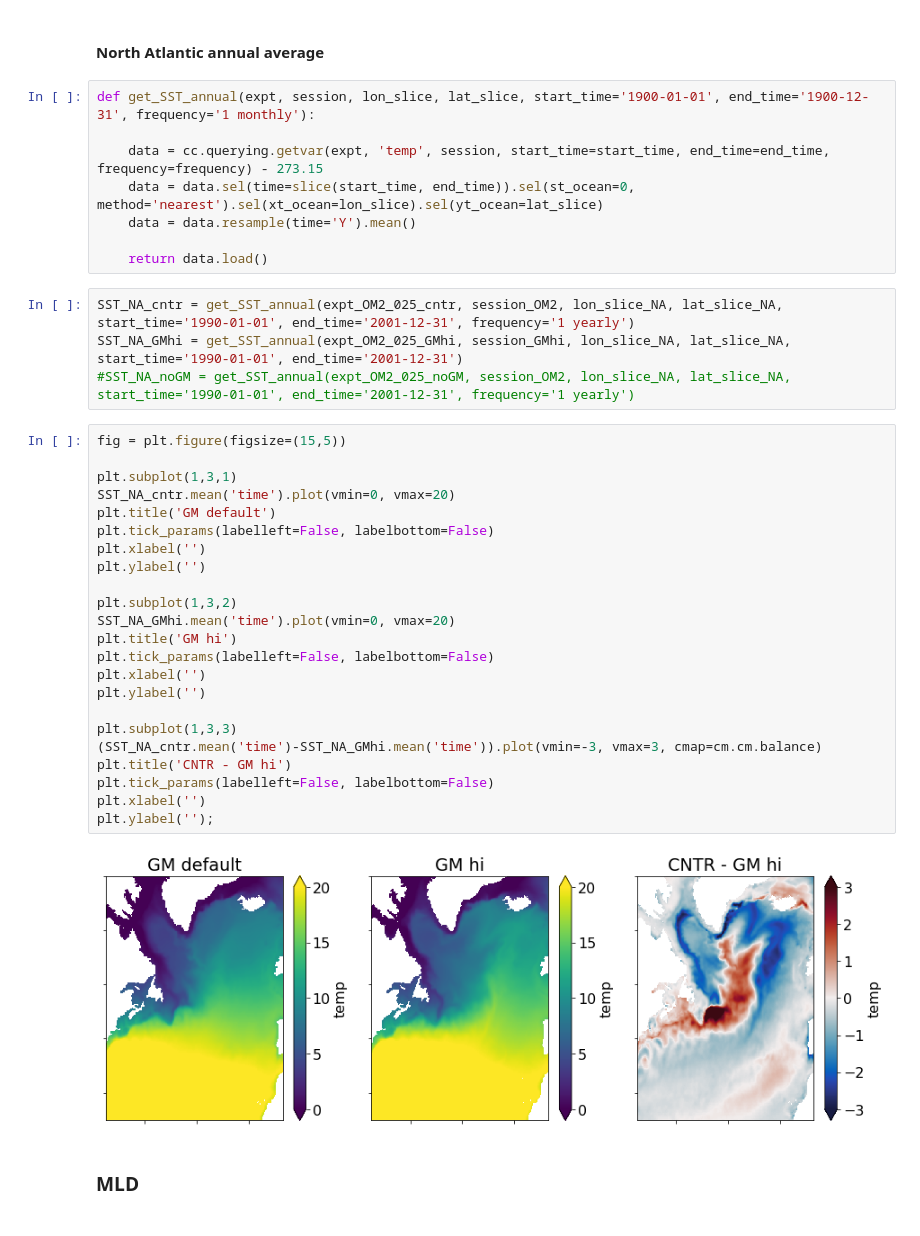
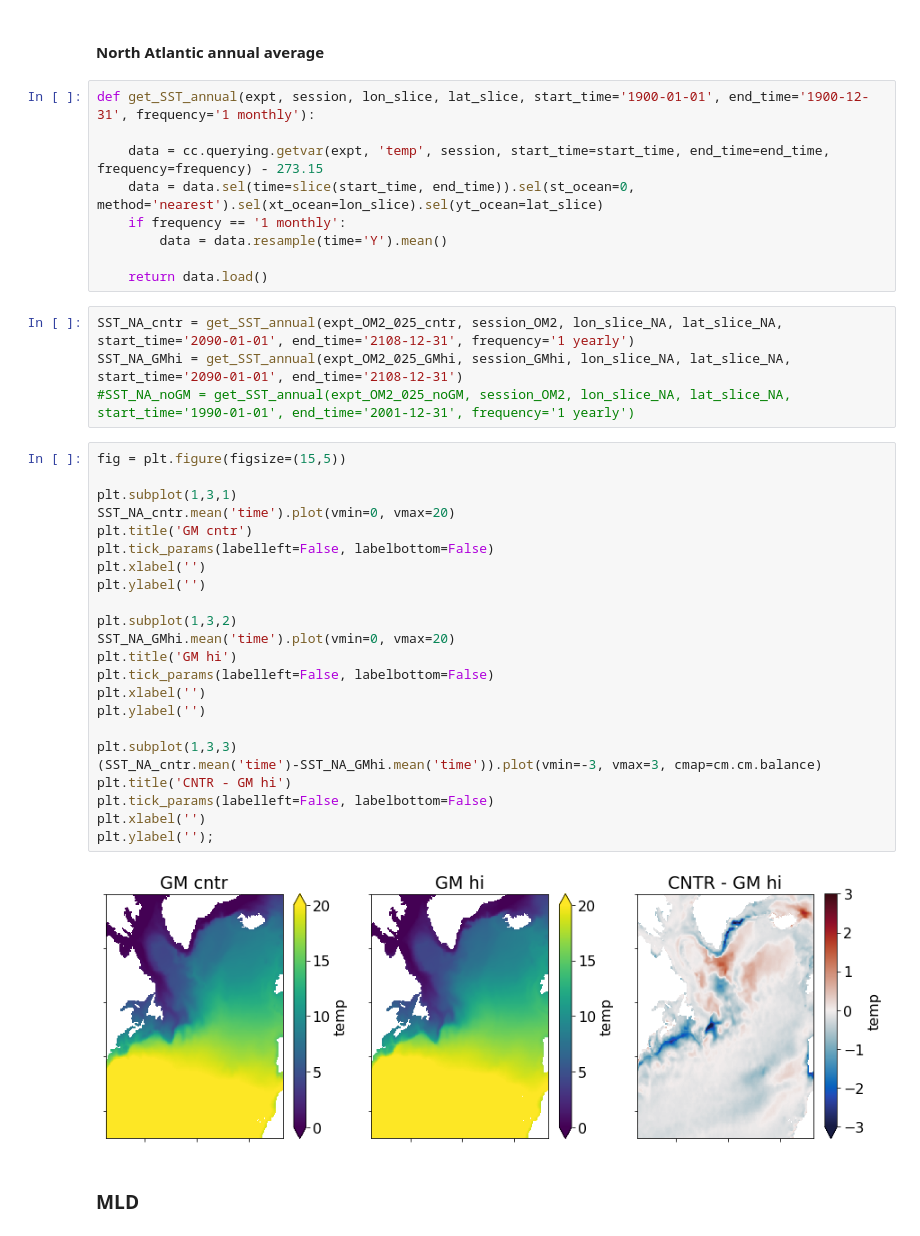
Before and after one commit to wghuneke/ACCESS-CM2-025_Analysis, a Jupyter notebook: notebooks/Testing_OM2_GMhi.ipynb, the cells around one changed output. Cells and saved outputs as stored; diff of their text form.

```diff
--- a/notebooks/Testing_OM2_GMhi.ipynb
+++ b/notebooks/Testing_OM2_GMhi.ipynb
@@ -140,38 +142,39 @@ def get_SST_annual(expt, session, lon_slice, lat_slice, start_time='1900-01-01',
 
     data = cc.querying.getvar(expt, 'temp', session, start_time=start_time, end_time=end_time, frequency=frequency) - 273.15
     data = data.sel(time=slice(start_time, end_time)).sel(st_ocean=0, method='nearest').sel(xt_ocean=lon_slice).sel(yt_ocean=lat_slice)
-    data = data.resample(time='Y').mean()
+    if frequency == '1 monthly':
+        data = data.resample(time='Y').mean()
 
     return data.load()
 # %%
-SST_NA_cntr = get_SST_annual(expt_OM2_025_cntr, session_OM2, lon_slice_NA, lat_slice_NA, start_time='1990-01-01', end_time='2001-12-31', frequency='1 yearly')
-SST_NA_GMhi = get_SST_annual(expt_OM2_025_GMhi, session_GMhi, lon_slice_NA, lat_slice_NA, start_time='1990-01-01', end_time='2001-12-31')
+SST_NA_cntr = get_SST_annual(expt_OM2_025_cntr, session_OM2, lon_slice_NA, lat_slice_NA, start_time='2090-01-01', end_time='2108-12-31', frequency='1 yearly')
+SST_NA_GMhi = get_SST_annual(expt_OM2_025_GMhi, session_GMhi, lon_slice_NA, lat_slice_NA, start_time='2090-01-01', end_time='2108-12-31')
 #SST_NA_noGM = get_SST_annual(expt_OM2_025_noGM, session_OM2, lon_slice_NA, lat_slice_NA, start_time='1990-01-01', end_time='2001-12-31', frequency='1 yearly')
 # %%
 fig = plt.figure(figsize=(15,5))
 
 plt.subplot(1,3,1)
 SST_NA_cntr.mean('time').plot(vmin=0, vmax=20)
-plt.title('GM default')
+plt.title('GM cntr')
 plt.tick_params(labelleft=False, labelbottom=False)
 plt.xlabel('')
 plt.ylabel('')
 
 plt.subplot(1,3,2)
 SST_NA_GMhi.mean('time').plot(vmin=0, vmax=20)
 plt.title('GM hi')
 plt.tick_params(labelleft=False, labelbottom=False)
 plt.xlabel('')
 plt.ylabel('')
 
 plt.subplot(1,3,3)
 (SST_NA_cntr.mean('time')-SST_NA_GMhi.mean('time')).plot(vmin=-3, vmax=3, cmap=cm.cm.balance)
 plt.title('CNTR - GM hi')
 plt.tick_params(labelleft=False, labelbottom=False)
 plt.xlabel('')
 plt.ylabel('');
 # %% [output]
-[figure, old version]
+[figure, new version]
 # %% [markdown]
 ### MLD
 # %%
```
Also changed, not shown: parts of 18 cells of this notebook.
